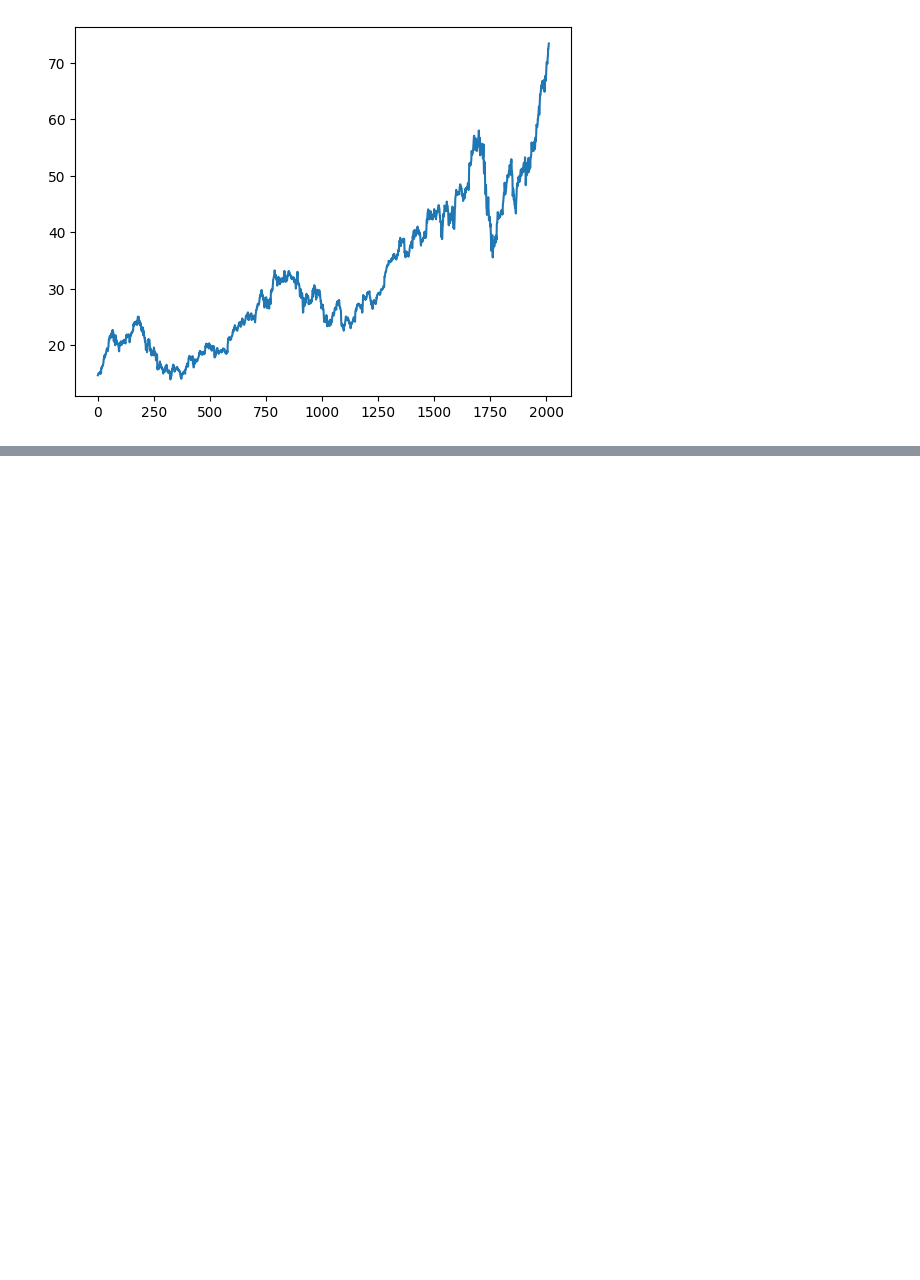
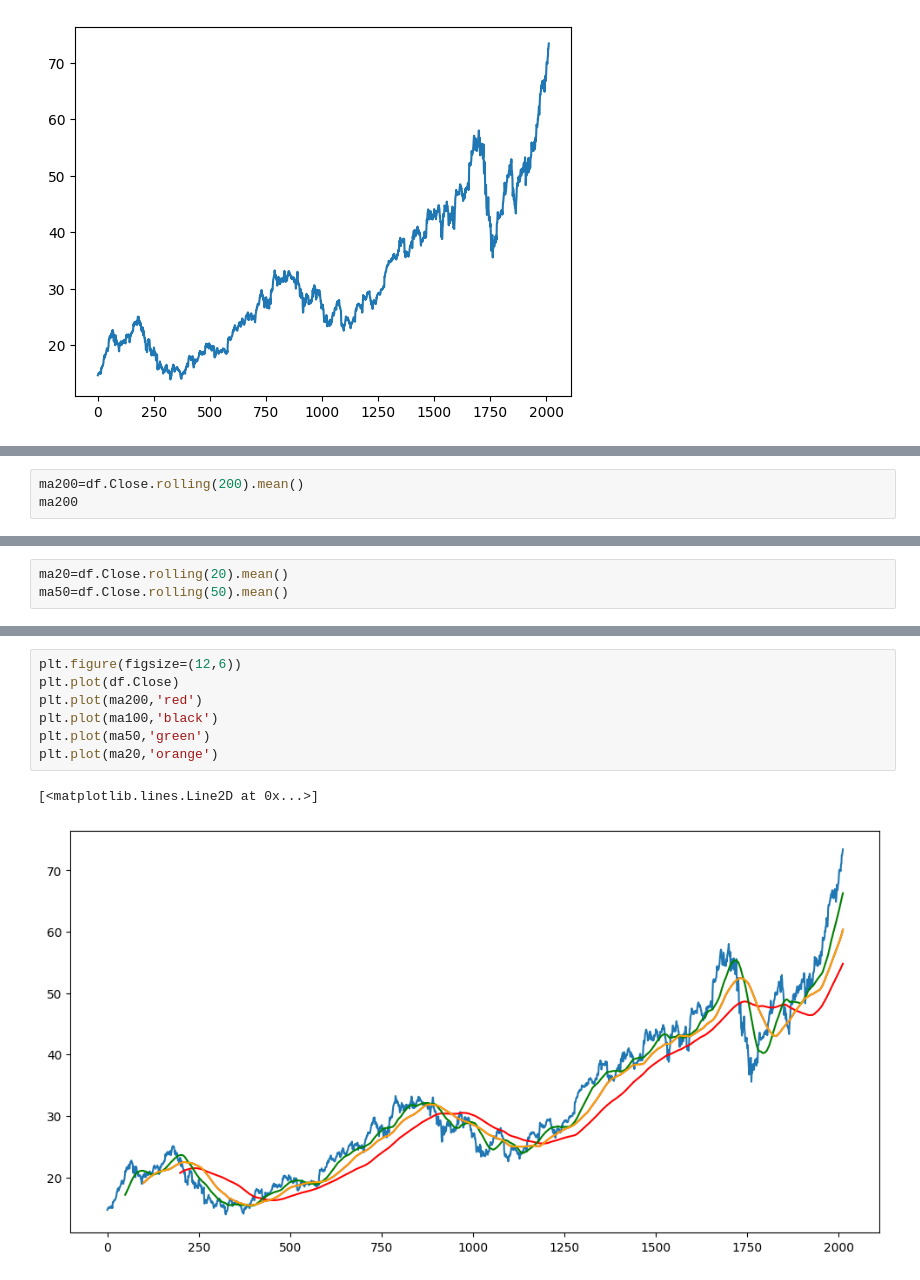
Before and after one commit to Underemployed/Python-Stock-Trend-Prediction, a Jupyter notebook: ue/underemployed/LTSM Model.ipynb, the cells around one changed output, grey strips where cells are left out. Drawn from its saved outputs; the diff is of its cells as text; blank space fills up the shorter version.

```diff
--- a/ue/underemployed/LTSM Model.ipynb
+++ b/ue/underemployed/LTSM Model.ipynb
@@ -58,0 +73,3 @@ ma100=df.Close.rolling(100)
+# %%
+ma200=df.Close.rolling(200).mean()
+ma200
@@ -58,0 +89,3 @@ ma100=df.Close.rolling(100)
+# %%
+ma20=df.Close.rolling(20).mean()
+ma50=df.Close.rolling(50).mean()
@@ -58,0 +99,10 @@ ma100=df.Close.rolling(100)
+# %%
+plt.figure(figsize=(12,6))
+plt.plot(df.Close)
+plt.plot(ma200,'red')
+plt.plot(ma100,'black')
+plt.plot(ma50,'green')
+plt.plot(ma20,'orange')
+# %% [output]
+[<matplotlib.lines.Line2D at 0x...>]
+[figure, added]
```
Also changed, not shown: parts of 8 cells of this notebook.
